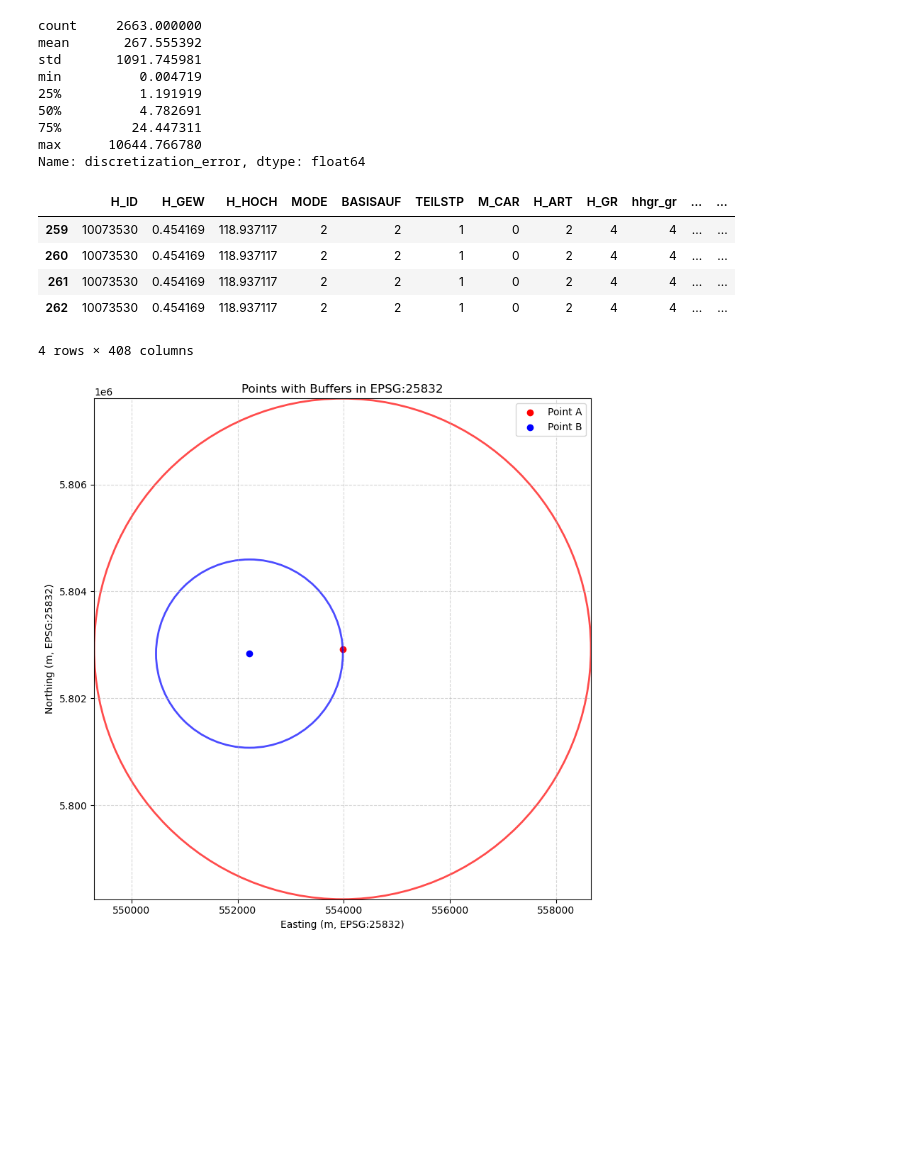
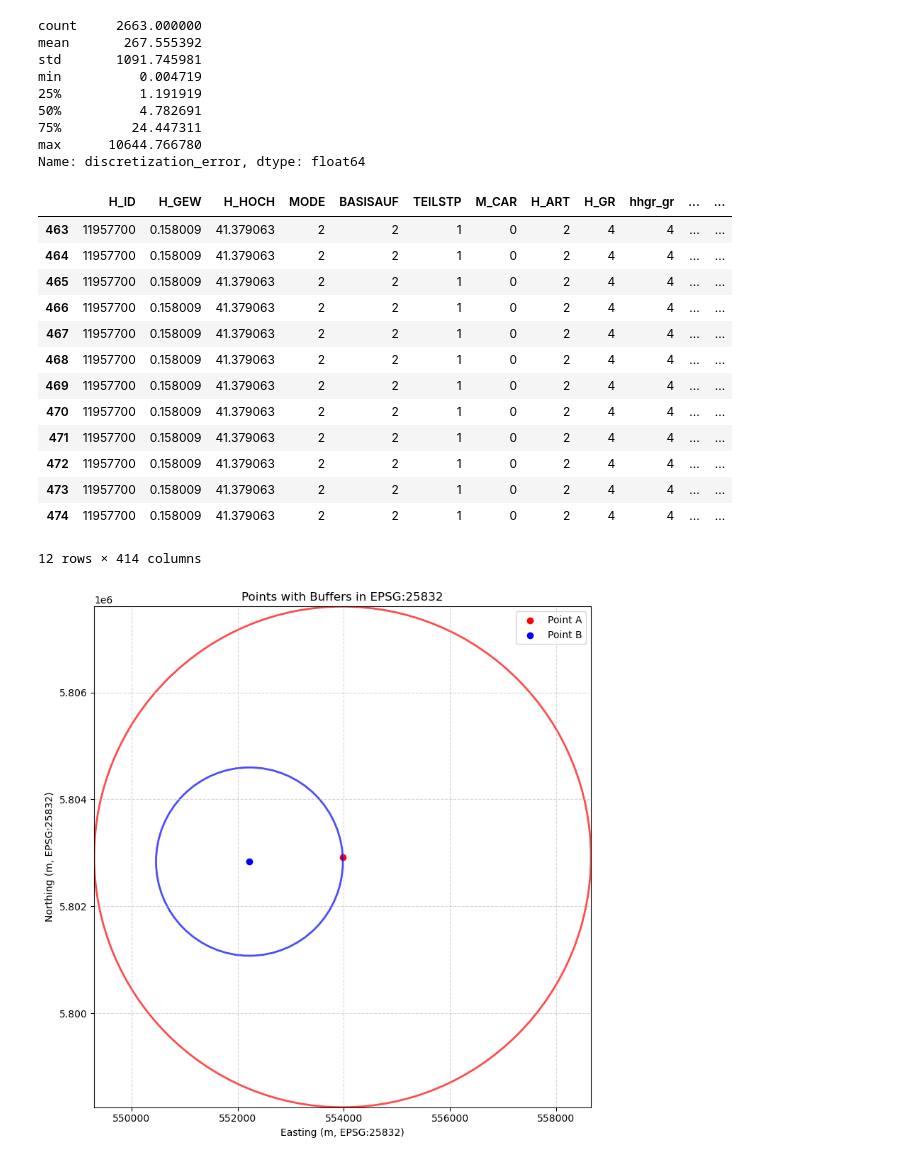
Before and after one commit to TUBS-IVS/MATSimPipeline, a Jupyter notebook: analysis/analysisnb.ipynb, the cells around one changed output. Cells and saved outputs as stored; diff of their text form; code cells hidden in the pictures; blank space fills up the shorter version.

```diff
--- a/analysis/analysisnb.ipynb
+++ b/analysis/analysisnb.ipynb
@@ -342,17 +342,25 @@ max      10644.766780
 Name: discretization_error, dtype: float64
 # %%
 # Filter df for a specific person
-person_id = '10073530_11624_10073533'
+person_id = '11957700_13191_11957701'
 person_df1 = Data1.df[Data1.df['unique_person_id'] == person_id]
 person_df2 = Data2.df[Data2.df['unique_person_id'] == person_id]
 person_df2
 # %% [output]
 |  | H_ID | H_GEW | H_HOCH | MODE | BASISAUF | TEILSTP | M_CAR | H_ART | H_GR | hhgr_gr | ... | ... |
-| 259 | 10073530 | 0.454169 | 118.937117 | 2 | 2 | 1 | 0 | 2 | 4 | 4 | ... | ... |
-| 260 | 10073530 | 0.454169 | 118.937117 | 2 | 2 | 1 | 0 | 2 | 4 | 4 | ... | ... |
-| 261 | 10073530 | 0.454169 | 118.937117 | 2 | 2 | 1 | 0 | 2 | 4 | 4 | ... | ... |
-| 262 | 10073530 | 0.454169 | 118.937117 | 2 | 2 | 1 | 0 | 2 | 4 | 4 | ... | ... |
+| 463 | 11957700 | 0.158009 | 41.379063 | 2 | 2 | 1 | 0 | 2 | 4 | 4 | ... | ... |
+| 464 | 11957700 | 0.158009 | 41.379063 | 2 | 2 | 1 | 0 | 2 | 4 | 4 | ... | ... |
+| 465 | 11957700 | 0.158009 | 41.379063 | 2 | 2 | 1 | 0 | 2 | 4 | 4 | ... | ... |
+| 466 | 11957700 | 0.158009 | 41.379063 | 2 | 2 | 1 | 0 | 2 | 4 | 4 | ... | ... |
+| 467 | 11957700 | 0.158009 | 41.379063 | 2 | 2 | 1 | 0 | 2 | 4 | 4 | ... | ... |
+| 468 | 11957700 | 0.158009 | 41.379063 | 2 | 2 | 1 | 0 | 2 | 4 | 4 | ... | ... |
+| 469 | 11957700 | 0.158009 | 41.379063 | 2 | 2 | 1 | 0 | 2 | 4 | 4 | ... | ... |
+| 470 | 11957700 | 0.158009 | 41.379063 | 2 | 2 | 1 | 0 | 2 | 4 | 4 | ... | ... |
+| 471 | 11957700 | 0.158009 | 41.379063 | 2 | 2 | 1 | 0 | 2 | 4 | 4 | ... | ... |
+| 472 | 11957700 | 0.158009 | 41.379063 | 2 | 2 | 1 | 0 | 2 | 4 | 4 | ... | ... |
+| 473 | 11957700 | 0.158009 | 41.379063 | 2 | 2 | 1 | 0 | 2 | 4 | 4 | ... | ... |
+| 474 | 11957700 | 0.158009 | 41.379063 | 2 | 2 | 1 | 0 | 2 | 4 | 4 | ... | ... |
-4 rows × 408 columns
+12 rows × 414 columns
 # %%
 import matplotlib.pyplot as plt
 from matplotlib.patches import Circle
```
Also changed, not shown: parts of 1 cell of this notebook, 3 other files.
